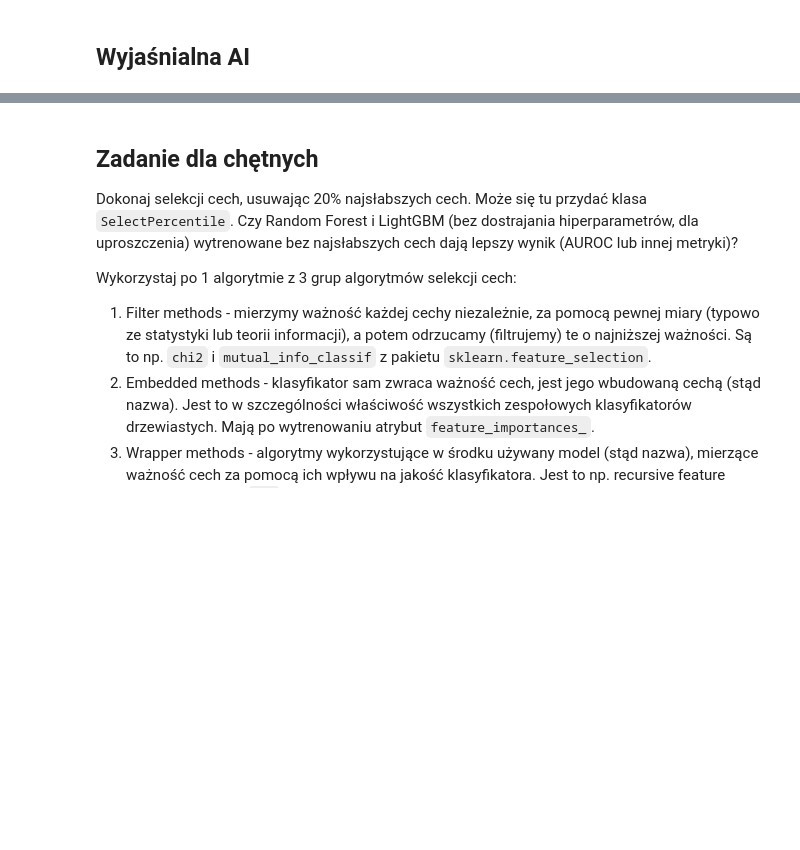
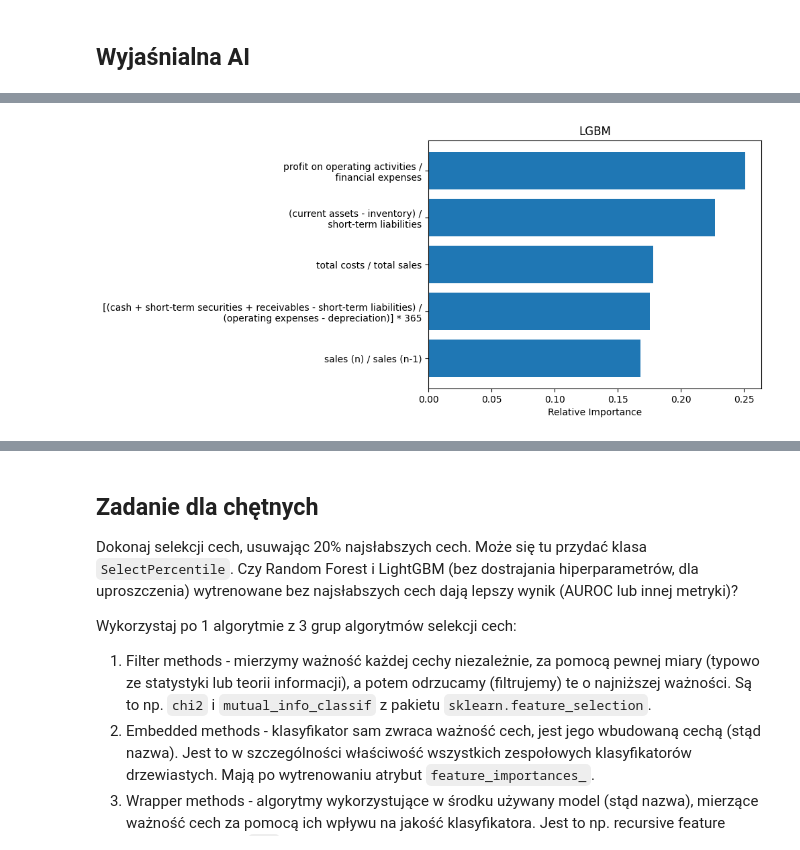
Before and after one commit to integraledelebesgue/ArtificialIntelligence, a Jupyter notebook: lab2/lab_2.ipynb, the cells around one changed output, grey strips where cells are left out. Saved outputs shown, nothing was run; the diff lists cells and outputs as text; code cells hidden in the pictures; blank space fills up the shorter version.

```diff
--- a/lab2/lab_2.ipynb
+++ b/lab2/lab_2.ipynb
@@ -547,0 +580,4 @@ report(model_tuned, X_test, y_test)
+# %%
+plot_importance(lgbm, 'LGBM', rescale=True)
+# %% [output]
+[figure, added]
```
Also changed, not shown: parts of 89 cells of this notebook, 2 other files.
